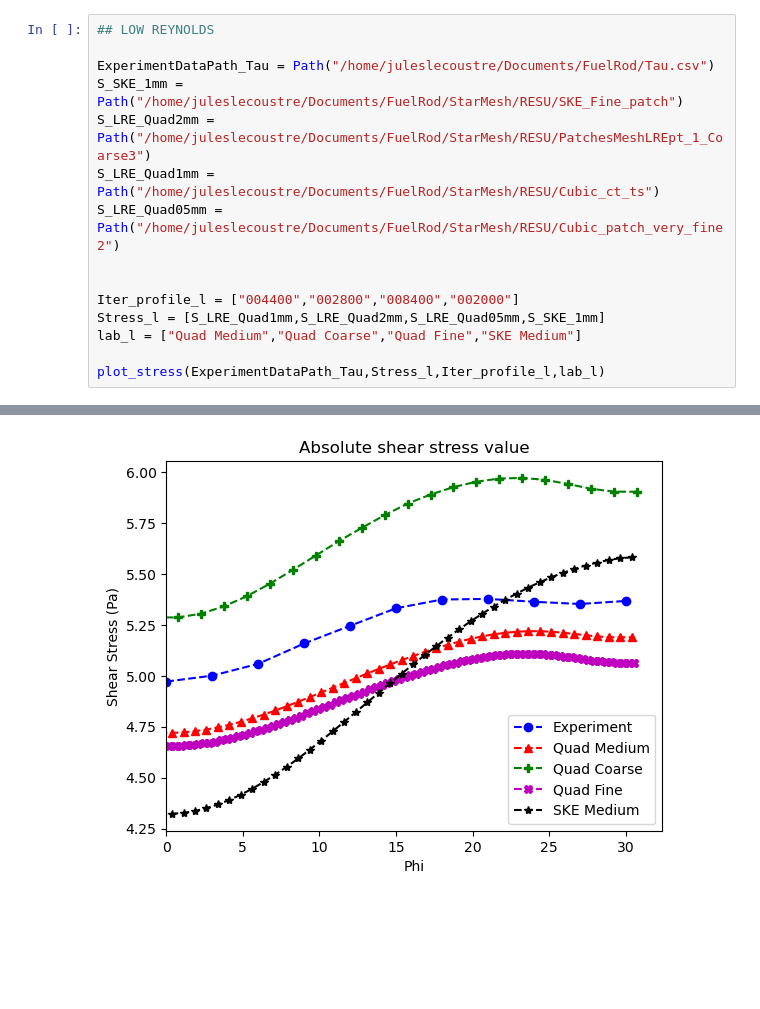
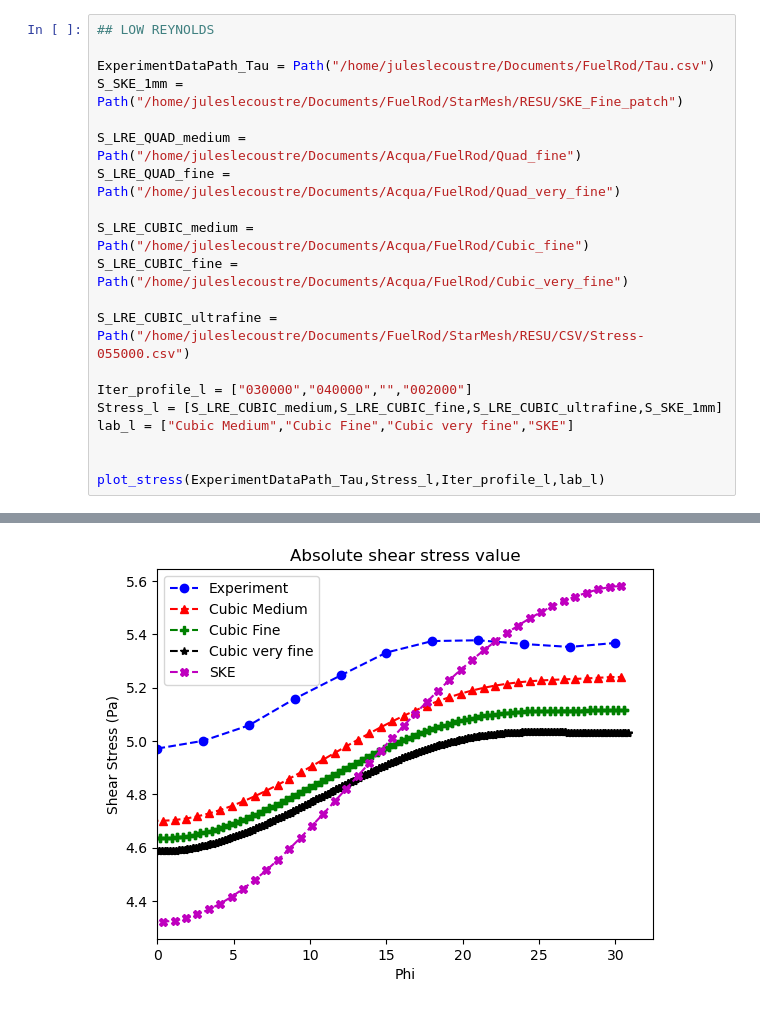
Before and after one commit to JulesL2/CS_Postprocess, a Jupyter notebook: Fuel_Rod.ipynb, the cells around one changed output, grey strips where cells are left out. Saved outputs shown, nothing was run; the diff lists cells and outputs as text; blank space fills up the shorter version.

```diff
--- a/Fuel_Rod.ipynb
+++ b/Fuel_Rod.ipynb
@@ -173,14 +176,19 @@ plot_profiles(ExperimentDataPath,Iter_profile_l,Profiles_Path_list,phi_list,labe
 
 ExperimentDataPath_Tau = Path("/home/juleslecoustre/Documents/FuelRod/Tau.csv")
 S_SKE_1mm = Path("/home/juleslecoustre/Documents/FuelRod/StarMesh/RESU/SKE_Fine_patch")
-S_LRE_Quad2mm = Path("/home/juleslecoustre/Documents/FuelRod/StarMesh/RESU/PatchesMeshLREpt_1_Coarse3")
-S_LRE_Quad1mm = Path("/home/juleslecoustre/Documents/FuelRod/StarMesh/RESU/Cubic_ct_ts")
-S_LRE_Quad05mm = Path("/home/juleslecoustre/Documents/FuelRod/StarMesh/RESU/Cubic_patch_very_fine2")
+
+S_LRE_QUAD_medium = Path("/home/juleslecoustre/Documents/Acqua/FuelRod/Quad_fine")
+S_LRE_QUAD_fine = Path("/home/juleslecoustre/Documents/Acqua/FuelRod/Quad_very_fine")
+
+S_LRE_CUBIC_medium = Path("/home/juleslecoustre/Documents/Acqua/FuelRod/Cubic_fine")
+S_LRE_CUBIC_fine = Path("/home/juleslecoustre/Documents/Acqua/FuelRod/Cubic_very_fine")
+
+S_LRE_CUBIC_ultrafine = Path("/home/juleslecoustre/Documents/FuelRod/StarMesh/RESU/CSV/Stress-055000.csv")
+
+Iter_profile_l = ["030000","040000","","002000"]
+Stress_l = [S_LRE_CUBIC_medium,S_LRE_CUBIC_fine,S_LRE_CUBIC_ultrafine,S_SKE_1mm]
+lab_l = ["Cubic Medium","Cubic Fine","Cubic very fine","SKE"]
 
 
-Iter_profile_l = ["004400","002800","008400","002000"]
-Stress_l = [S_LRE_Quad1mm,S_LRE_Quad2mm,S_LRE_Quad05mm,S_SKE_1mm]
-lab_l = ["Quad Medium","Quad Coarse","Quad Fine","SKE Medium"]
-
 plot_stress(ExperimentDataPath_Tau,Stress_l,Iter_profile_l,lab_l)
 # %% [output]
@@ -188 +196 @@ plot_stress(ExperimentDataPath_Tau,Stress_l,Iter_profile_l,lab_l)
-[figure, old version]
+[figure, new version]
```
Also changed, not shown: parts of 5 cells of this notebook, 4 other files.
